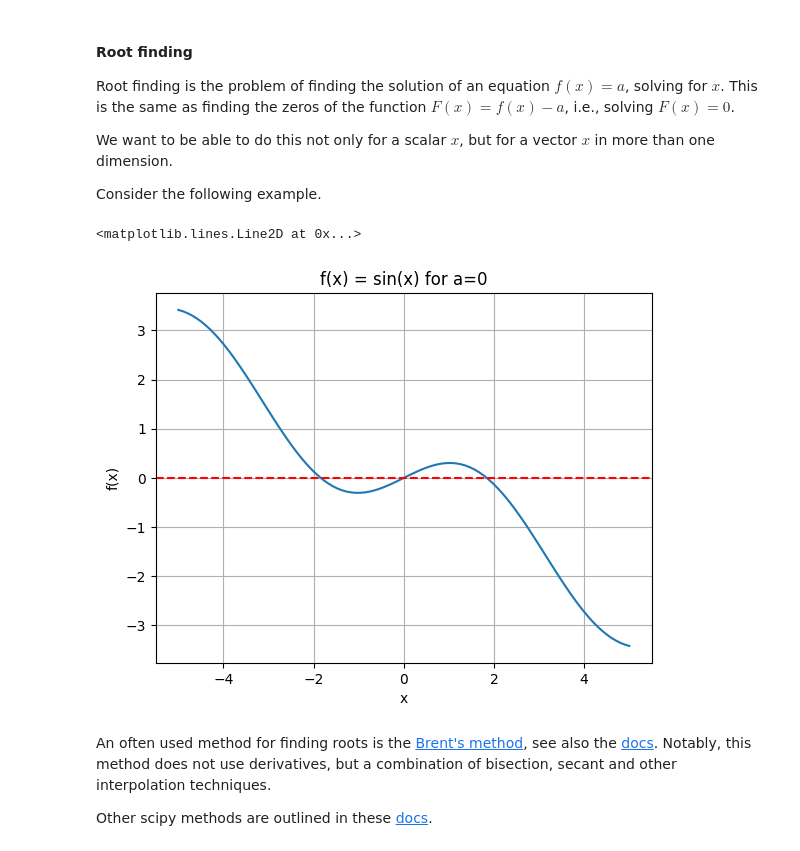
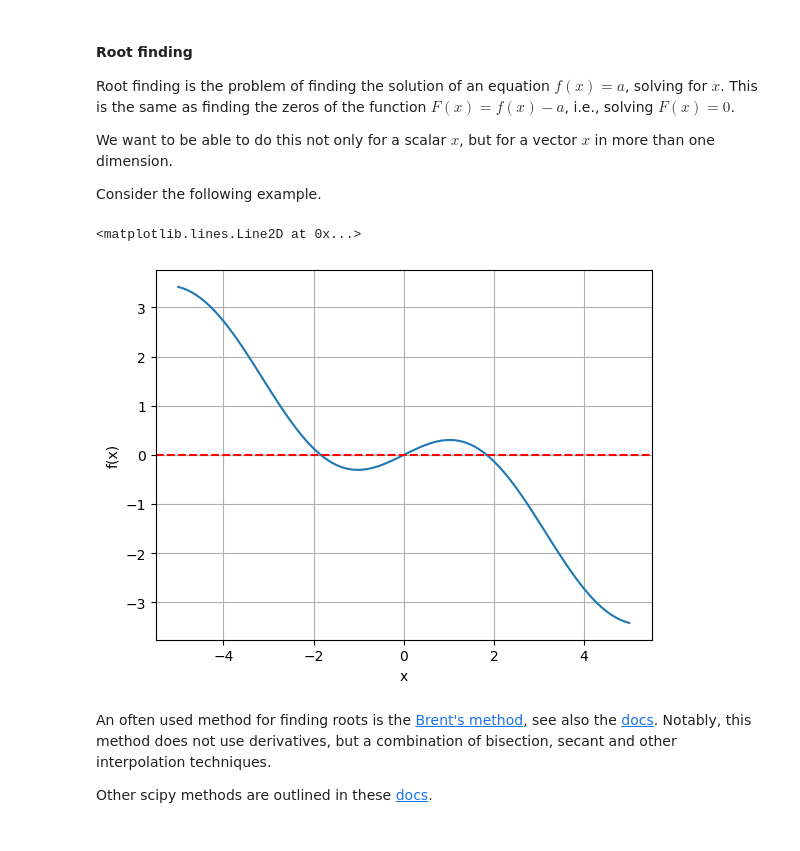
Before and after one commit to borisbolliet/ResearchComputing, a Jupyter notebook: docs/material/part11/notebook.ipynb, the cells around one changed output. Drawn from its saved outputs; the diff is of its cells as text; code cells hidden in the pictures.

```diff
--- a/docs/material/part11/notebook.ipynb
+++ b/docs/material/part11/notebook.ipynb
@@ -695,29 +695,29 @@ We want to be able to do this not only for a scalar $x$, but for a vector $x$ in
 
 Consider the following example.
 # %%
-
+import matplotlib.pyplot as plt
 # Define a single-variable function with y fixed
 def f(x, a, b):
     return np.sin(x) * np.cos(a) - b*x
 
 
 # Create a grid of x values
 x = np.linspace(-5, 5, 100)
 
 # Evaluate f for a=0.3, b=0.5
 y = f(x, 0.3, 0.5)
 
 # Plot
 plt.figure()
 plt.plot(x, y)
 plt.grid(True)
 plt.xlabel('x')
 plt.ylabel('f(x)')
-plt.title('f(x) = sin(x) for a=0')
+
 plt.axhline(y=0, color='r', linestyle='--')
 # %% [output]
 <matplotlib.lines.Line2D at 0x...>
-[figure, old version]
+[figure, new version]
 # %% [markdown]
 An often used method for finding roots is the [Brent's method](https://en.wikipedia.org/wiki/Brent%27s_method), see also
 the [docs](https://docs.scipy.org/doc/scipy/reference/generated/scipy.optimize.brentq.html). Notably, this method does not use derivatives, but a combination of bisection, secant and other interpolation techniques.
```
Also changed, not shown: parts of 2 cells of this notebook.
